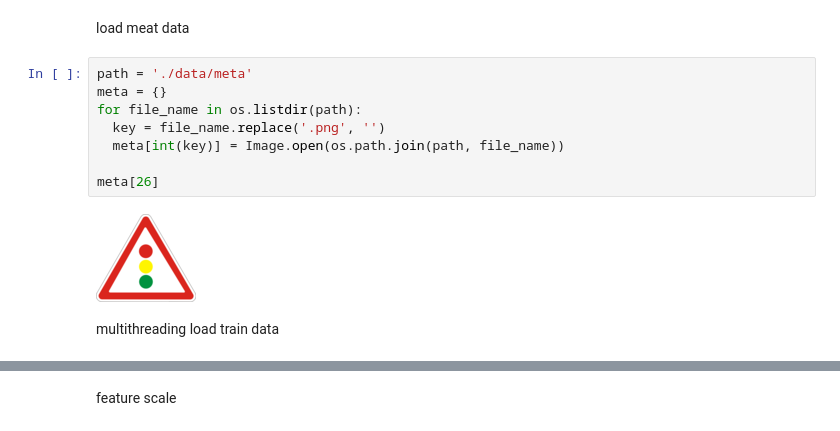
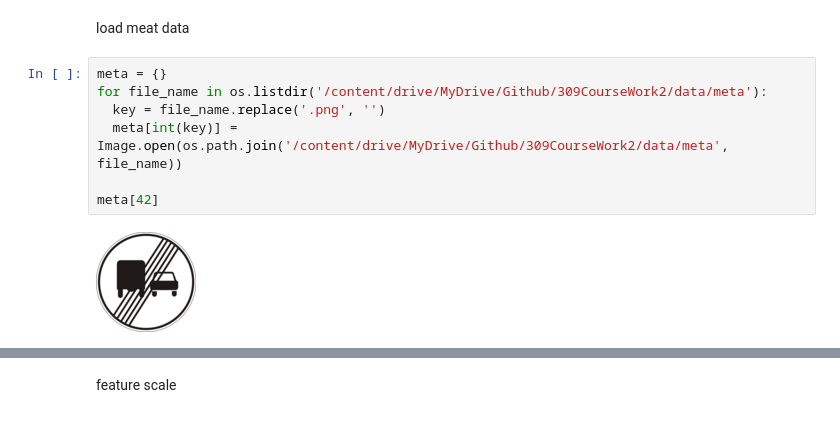
Before and after one commit to luoyuhan011/309CourseWork2, a Jupyter notebook: 309CourseWork2.ipynb, the cells around one changed output, grey strips where cells are left out. Saved outputs shown, nothing was run; the diff lists cells and outputs as text.

```diff
--- a/309CourseWork2.ipynb
+++ b/309CourseWork2.ipynb
@@ -19,14 +19,11 @@ from concurrent.futures import ThreadPoolExecutor,as_completed
 # %% [markdown]
 load meat data
 # %%
-path = './data/meta'
 meta = {}
-for file_name in os.listdir(path):
+for file_name in os.listdir('/content/drive/MyDrive/Github/309CourseWork2/data/meta'):
   key = file_name.replace('.png', '')
-  meta[int(key)] = Image.open(os.path.join(path, file_name))
+  meta[int(key)] = Image.open(os.path.join('/content/drive/MyDrive/Github/309CourseWork2/data/meta', file_name))
 
-meta[26]
+meta[42]
 # %% [output]
-[figure, old version]
+[figure, new version]
-# %% [markdown]
-multithreading load train data
```
Also changed, not shown: parts of 10 cells of this notebook.
